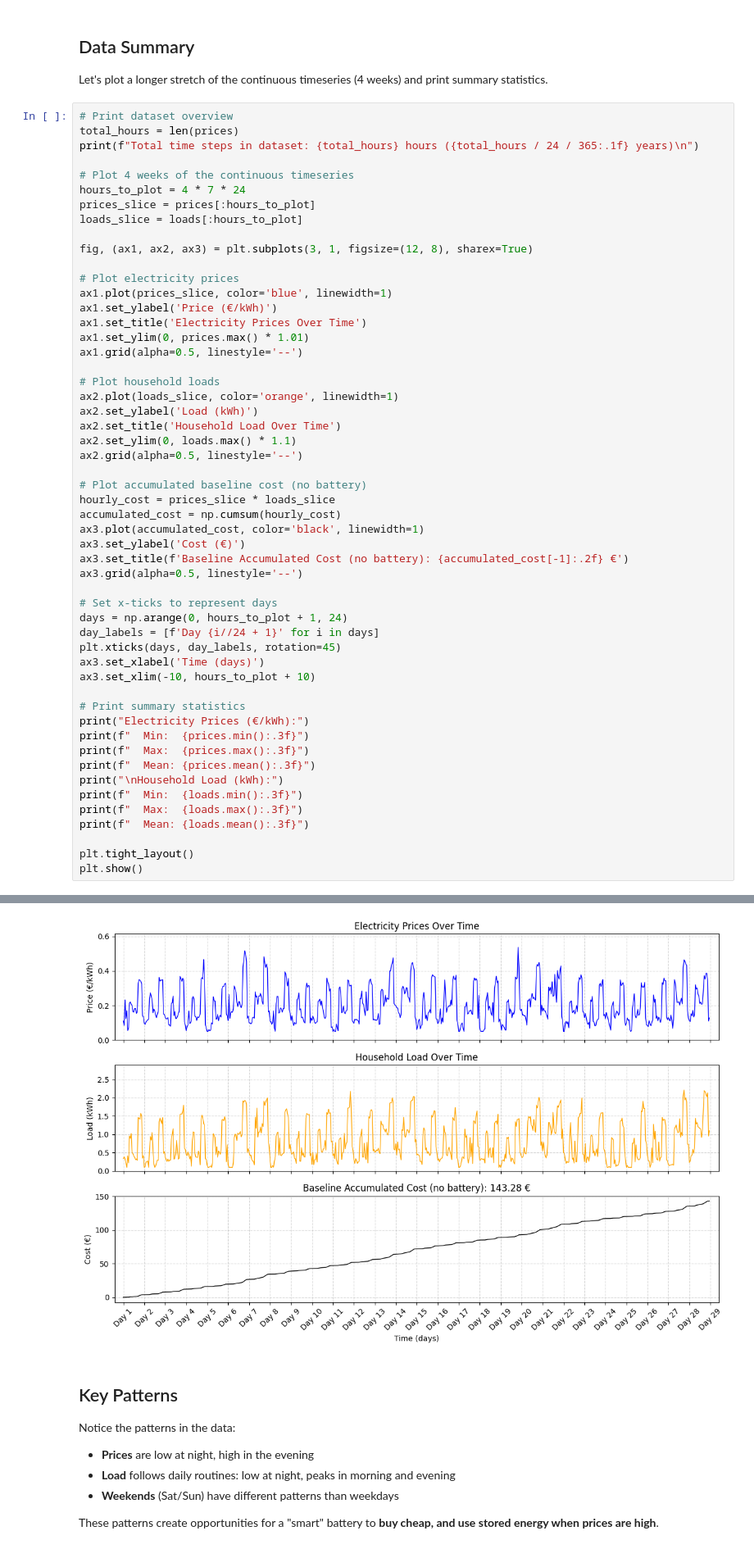
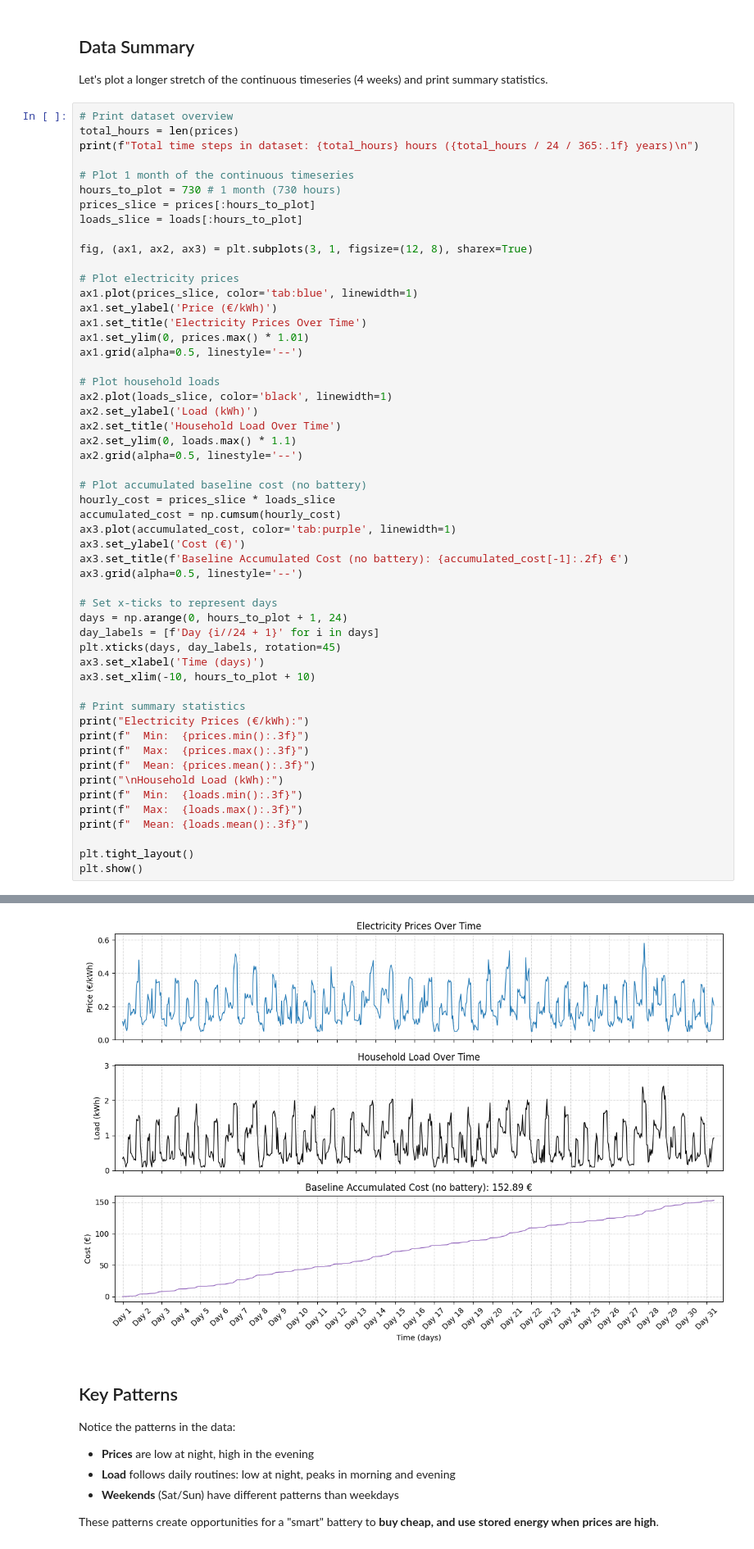
Before and after one commit to aihpi/workshop-rl2-implementation, a Jupyter notebook: 01_workshop/notebooks/00_explore_data.ipynb, the cells around one changed output, grey strips where cells are left out. Shown at 82% size. Cells and saved outputs as stored; diff of their text form.

```diff
--- a/01_workshop/notebooks/00_explore_data.ipynb
+++ b/01_workshop/notebooks/00_explore_data.ipynb
@@ -88,22 +88,22 @@ Let's plot a longer stretch of the continuous timeseries (4 weeks) and print sum
 total_hours = len(prices)
 print(f"Total time steps in dataset: {total_hours} hours ({total_hours / 24 / 365:.1f} years)\n")
 
-# Plot 4 weeks of the continuous timeseries
-hours_to_plot = 4 * 7 * 24
+# Plot 1 month of the continuous timeseries
+hours_to_plot = 730 # 1 month (730 hours)
 prices_slice = prices[:hours_to_plot]
 loads_slice = loads[:hours_to_plot]
 
 fig, (ax1, ax2, ax3) = plt.subplots(3, 1, figsize=(12, 8), sharex=True)
 
 # Plot electricity prices
-ax1.plot(prices_slice, color='blue', linewidth=1)
+ax1.plot(prices_slice, color='tab:blue', linewidth=1)
 ax1.set_ylabel('Price (€/kWh)')
 ax1.set_title('Electricity Prices Over Time')
 ax1.set_ylim(0, prices.max() * 1.01)
 ax1.grid(alpha=0.5, linestyle='--')
 
 # Plot household loads
-ax2.plot(loads_slice, color='orange', linewidth=1)
+ax2.plot(loads_slice, color='black', linewidth=1)
 ax2.set_ylabel('Load (kWh)')
 ax2.set_title('Household Load Over Time')
 ax2.set_ylim(0, loads.max() * 1.1)
@@ -112,7 +112,7 @@ ax2.grid(alpha=0.5, linestyle='--')
 # Plot accumulated baseline cost (no battery)
 hourly_cost = prices_slice * loads_slice
 accumulated_cost = np.cumsum(hourly_cost)
-ax3.plot(accumulated_cost, color='black', linewidth=1)
+ax3.plot(accumulated_cost, color='tab:purple', linewidth=1)
 ax3.set_ylabel('Cost (€)')
 ax3.set_title(f'Baseline Accumulated Cost (no battery): {accumulated_cost[-1]:.2f} €')
 ax3.grid(alpha=0.5, linestyle='--')
@@ -151,4 +151,4 @@ Household Load (kWh):
-[figure, old version]
+[figure, new version]
 # %% [markdown]
 ## Key Patterns
 
```
Also changed, not shown: parts of 3 cells of this notebook, 7 other files.
